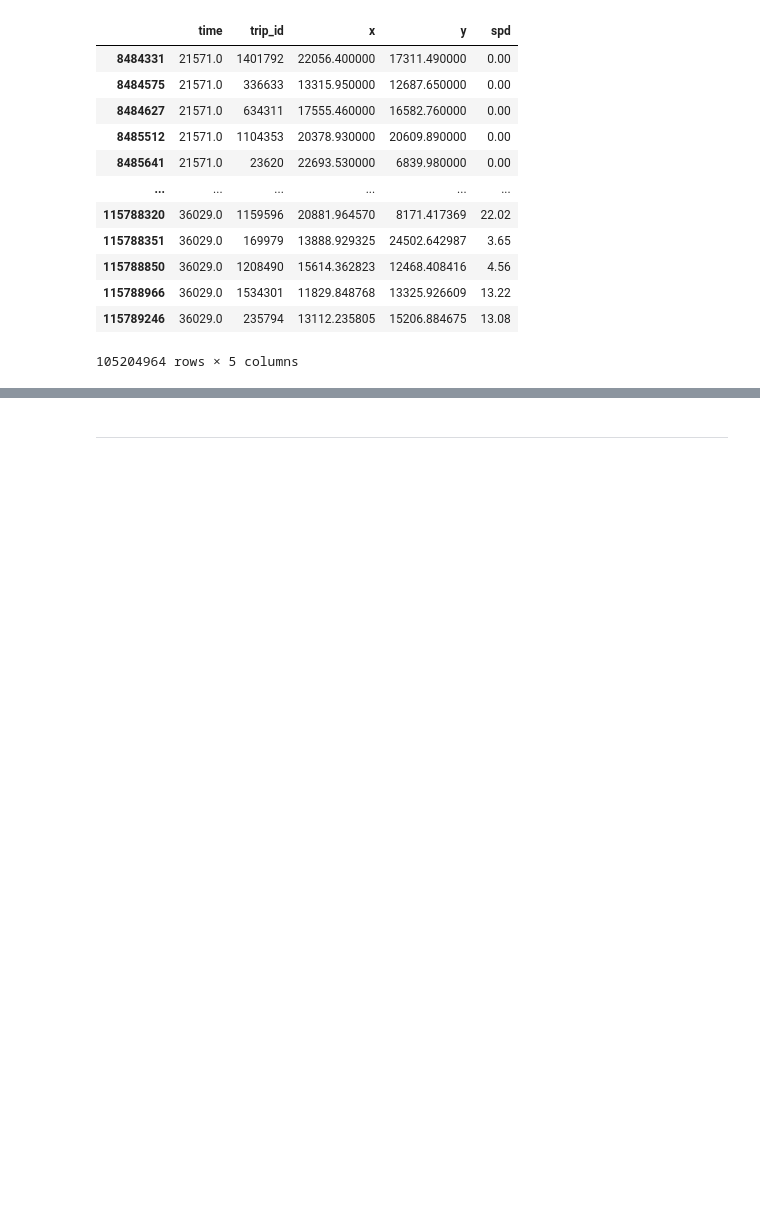
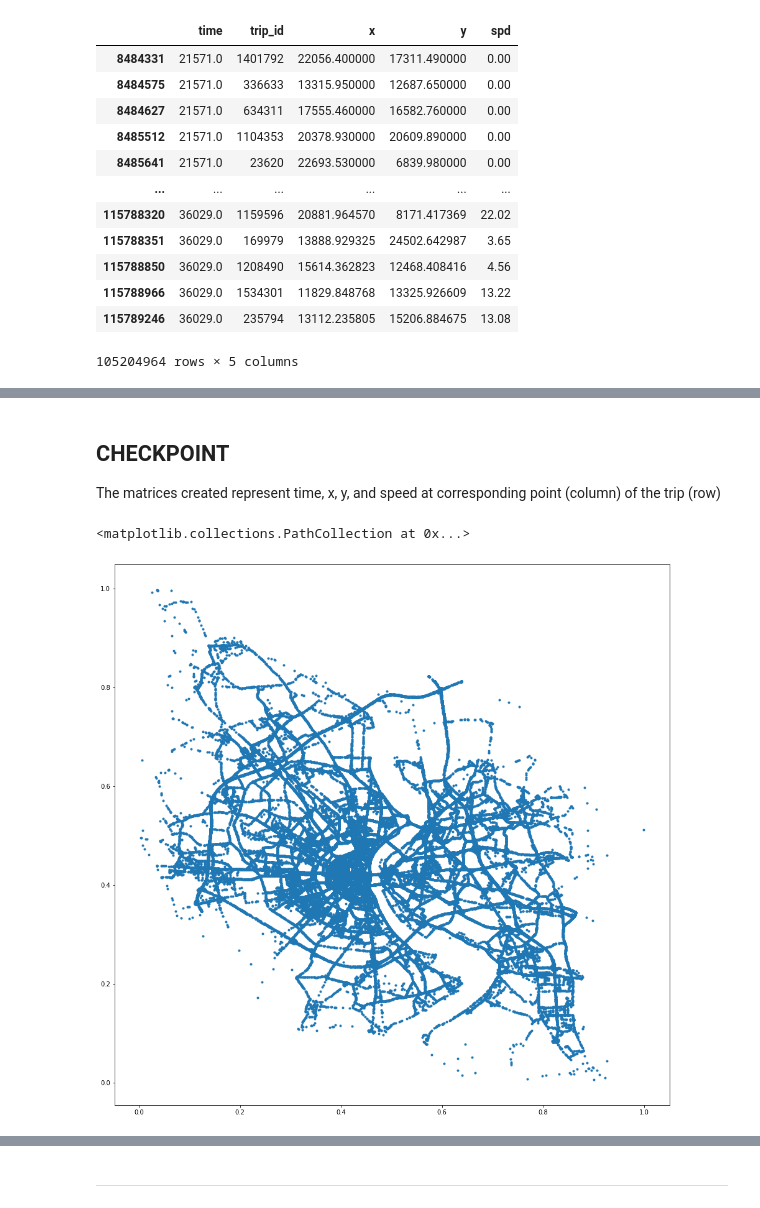
Before and after one commit to rzbhk/playing_with_matches, a Jupyter notebook: notebooks/similarity_trip_clustering_OD_V2.ipynb, the cells around one changed output, grey strips where cells are left out. Drawn from its saved outputs; the diff is of its cells as text; code cells hidden in the pictures; blank space fills up the shorter version.

```diff
--- a/notebooks/similarity_trip_clustering_OD_V2.ipynb
+++ b/notebooks/similarity_trip_clustering_OD_V2.ipynb
@@ -19,3 +20,5 @@ import scipy.stats as st
 from sklearn.preprocessing import MinMaxScaler
 # %%
 store_path_base = r"/raid6/roozbeh/trip_similarity/"
+data_path_base = r"../data/"
+morning_df_parquet_name = r"koln_morning_dataframe.parquet"
@@ -95,3 +142,15 @@ morningdf_no_nan.to_parquet('koln_morning_dataframe.parquet')
+# %%
+tempdf = pd.read_parquet(os.path.join(data_path_base, 'morning_trips_df_with_50points.parquet'))
+# %% [markdown]
+## CHECKPOINT
+The matrices created represent time, x, y, and speed at corresponding point (column) of the trip (row)
+# %%
+plt.figure(figsize=(16,16))
+sampledf = tempdf.sample(100000)
+plt.scatter(x = sampledf.x,y=sampledf.y, marker='.')
+# %% [output]
+<matplotlib.collections.PathCollection at 0x...>
+[figure, added]
 # %%
 spatial_step = 50
 
```
Also changed, not shown: parts of 49 cells of this notebook.
